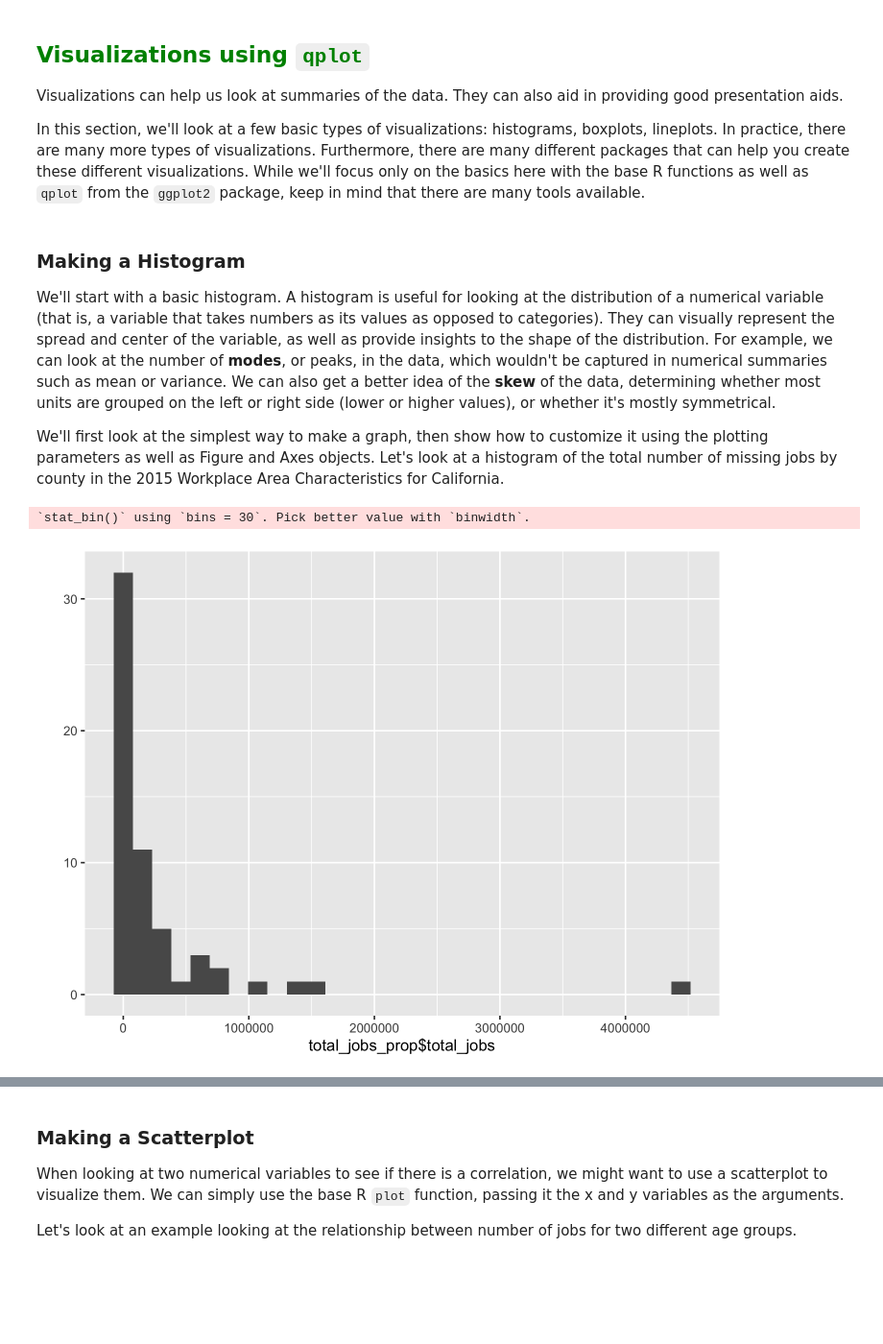
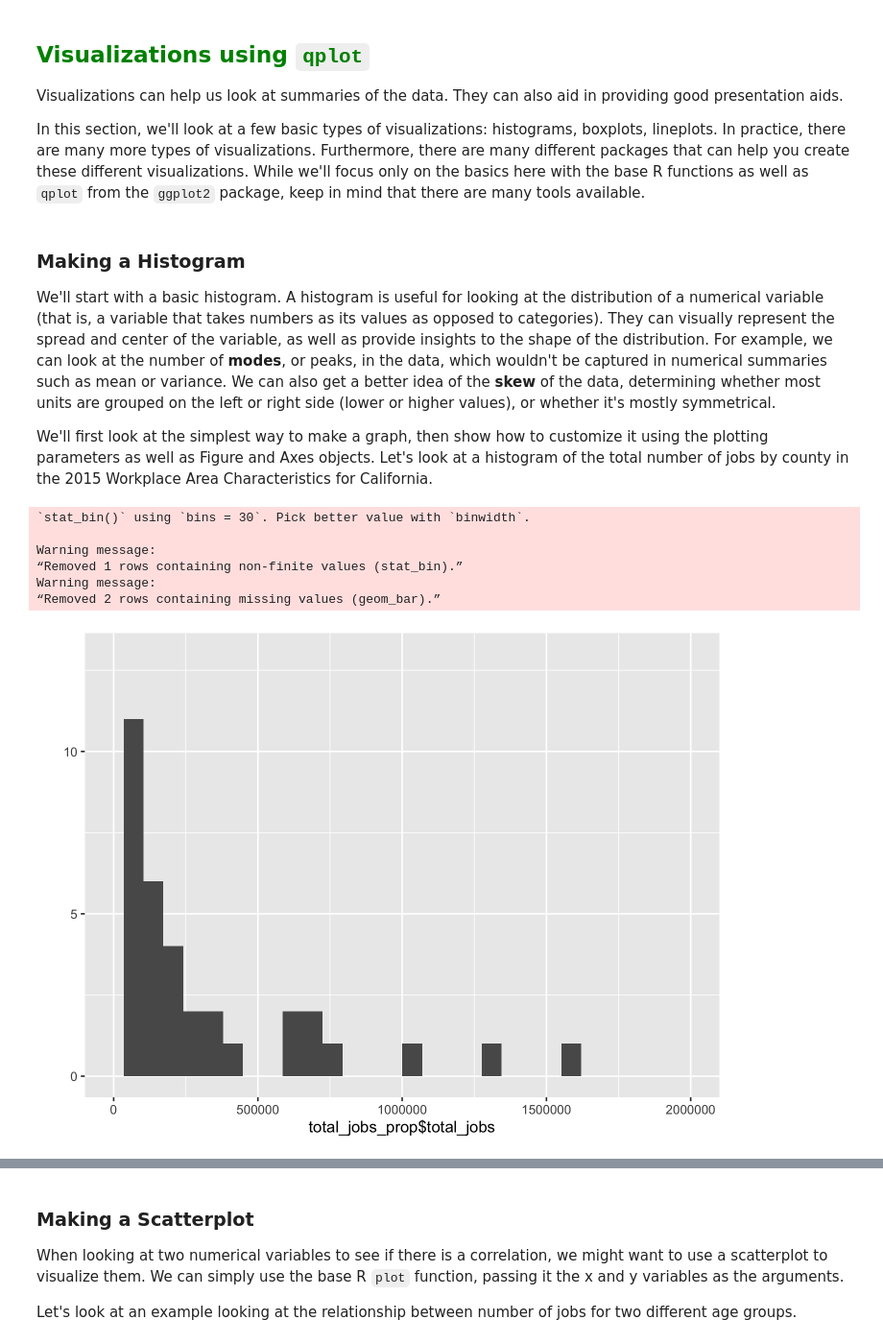
Before and after one commit to Jedelmann90/ada-intro-r, a Jupyter notebook: new R-2.ipynb, the cells around one changed output, grey strips where cells are left out. Shown at 96% size. Cells and saved outputs as stored; diff of their text form; code cells hidden in the pictures; blank space fills up the shorter version.

```diff
--- a/new R-2.ipynb
+++ b/new R-2.ipynb
@@ -429,9 +371,14 @@ In this section, we'll look at a few basic types of visualizations: histograms,
 ### Making a Histogram
 We'll start with a basic histogram. A histogram is useful for looking at the distribution of a numerical variable (that is, a variable that takes numbers as its values as opposed to categories). They can visually represent the spread and center of the variable, as well as provide insights to the shape of the distribution. For example, we can look at the number of **modes**, or peaks, in the data, which wouldn't be captured in numerical summaries such as mean or variance. We can also get a better idea of the **skew** of the data, determining whether most units are grouped on the left or right side (lower or higher values), or whether it's mostly symmetrical.
 
-We'll first look at the simplest way to make a graph, then show how to customize it using the plotting parameters as well as Figure and Axes objects. Let's look at a histogram of the total number of missing jobs by county in the 2015 Workplace Area Characteristics for California.
+We'll first look at the simplest way to make a graph, then show how to customize it using the plotting parameters as well as Figure and Axes objects. Let's look at a histogram of the total number of jobs by county in the 2015 Workplace Area Characteristics for California.
 # %%
-qplot(total_jobs_prop$total_jobs)
+qplot(total_jobs_prop$total_jobs, xlim = c(0,2000000), ylim = c(0,13))
 # %% [output]
 `stat_bin()` using `bins = 30`. Pick better value with `binwidth`.
+
+Warning message:
+“Removed 1 rows containing non-finite values (stat_bin).”
+Warning message:
+“Removed 2 rows containing missing values (geom_bar).”
-[figure, old version]
+[figure, new version]
```
Also changed, not shown: parts of 16 cells of this notebook.
